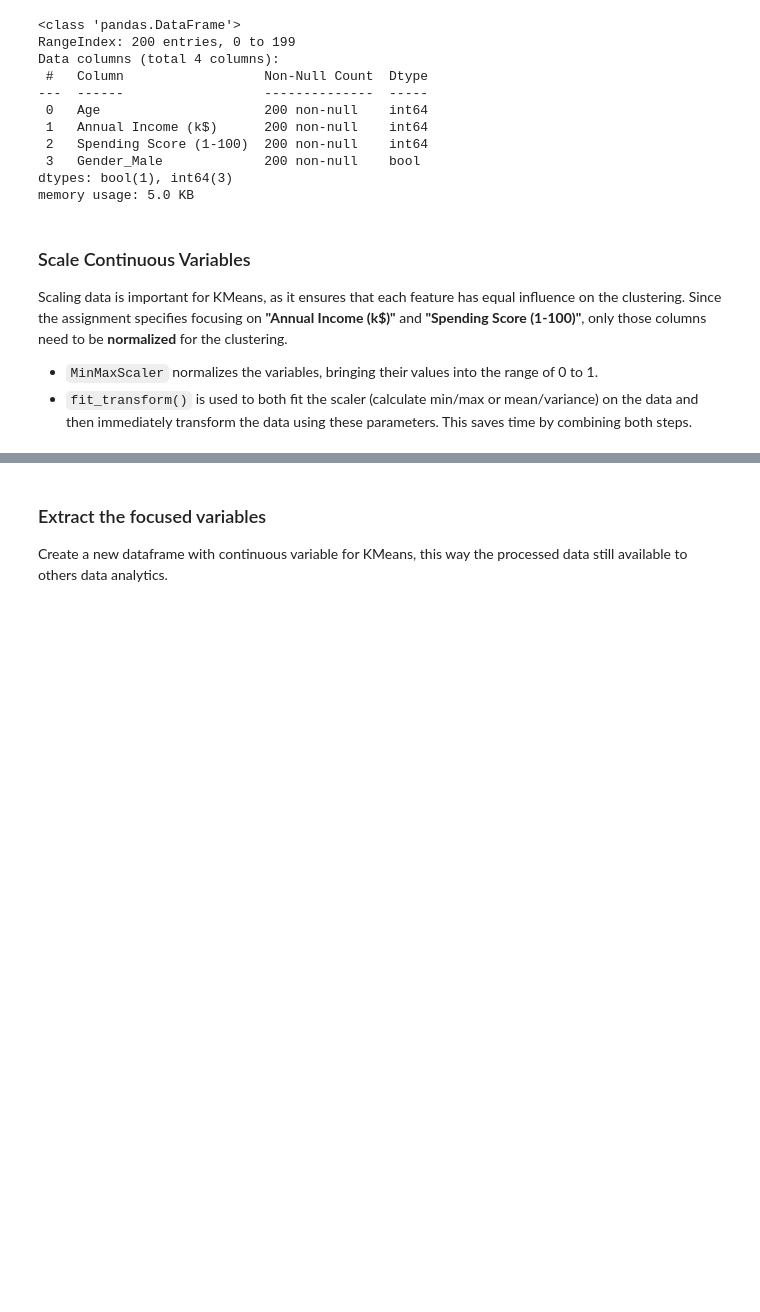
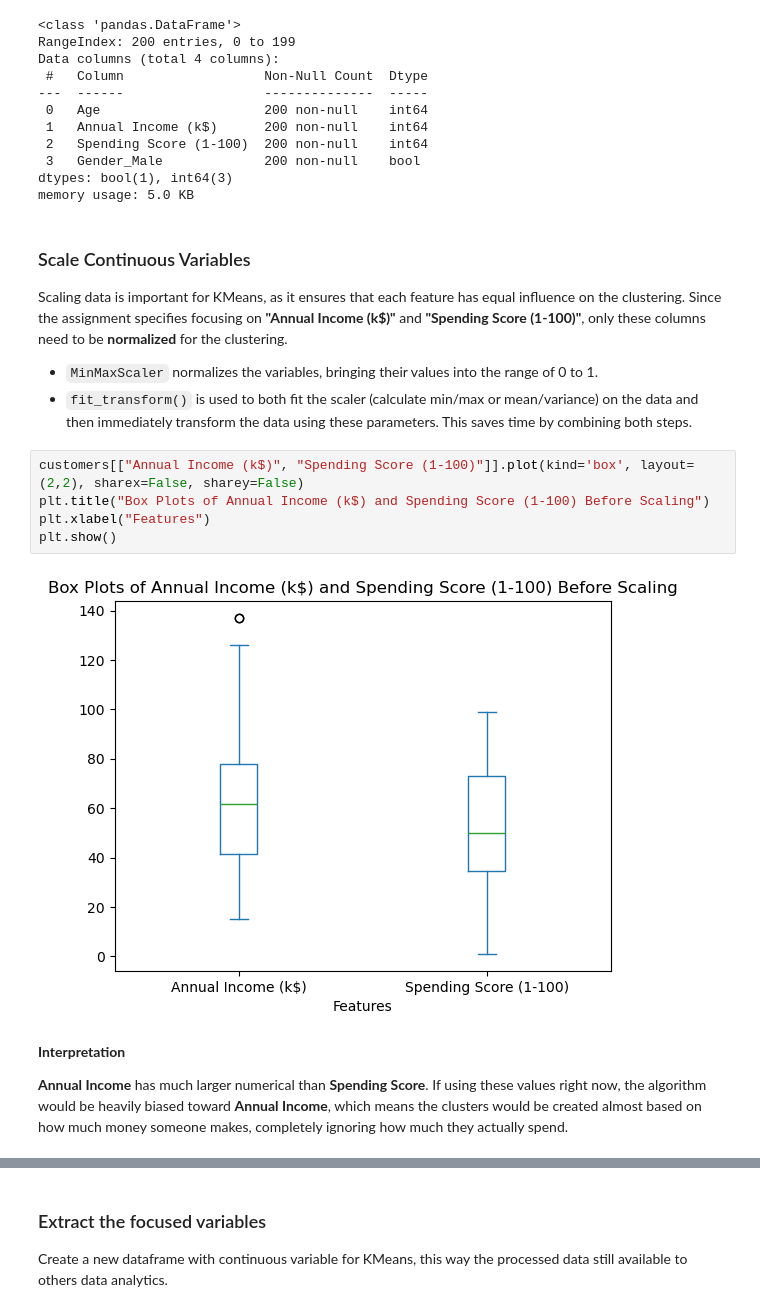
Before and after one commit to thaopham98/DataScience, a Jupyter notebook: python_analysis/A8-K-Means.ipynb, the cells around one changed output, grey strips where cells are left out. Cells and saved outputs as stored; diff of their text form; blank space fills up the shorter version.

```diff
--- a/python_analysis/A8-K-Means.ipynb
+++ b/python_analysis/A8-K-Means.ipynb
@@ -251,8 +251,19 @@ memory usage: 5.0 KB
 # %% [markdown]
 ### Scale Continuous Variables
 Scaling data is important for KMeans, as it ensures that each feature has equal influence on the clustering.
-Since the assignment specifies focusing on **"Annual Income (k$)"** and **"Spending Score (1-100)"**, only those columns need to be **normalized** for the clustering.
+Since the assignment specifies focusing on **"Annual Income (k$)"** and **"Spending Score (1-100)"**, only these columns need to be **normalized** for the clustering.
 - `MinMaxScaler` normalizes the variables, bringing their values into the range of 0 to 1.
 - `fit_transform()` is used to both fit the scaler (calculate min/max or mean/variance) on the data and then immediately transform the data using these parameters. This saves time by combining both steps.
+# %%
+customers[["Annual Income (k$)", "Spending Score (1-100)"]].plot(kind='box', layout=(2,2), sharex=False, sharey=False)
+plt.title("Box Plots of Annual Income (k$) and Spending Score (1-100) Before Scaling")
+plt.xlabel("Features")
+plt.show()
+# %% [output]
+[figure, added]
+# %% [markdown]
+**Interpretation**
+
+**Annual Income** has much larger numerical than **Spending Score**. If using these values right now, the algorithm would be heavily biased toward **Annual Income**, which means the clusters would be created almost based on how much money someone makes, completely ignoring how much they actually spend.
 # %%
 # Separate the continuous variables
```
Also changed, not shown: parts of 10 cells of this notebook.
